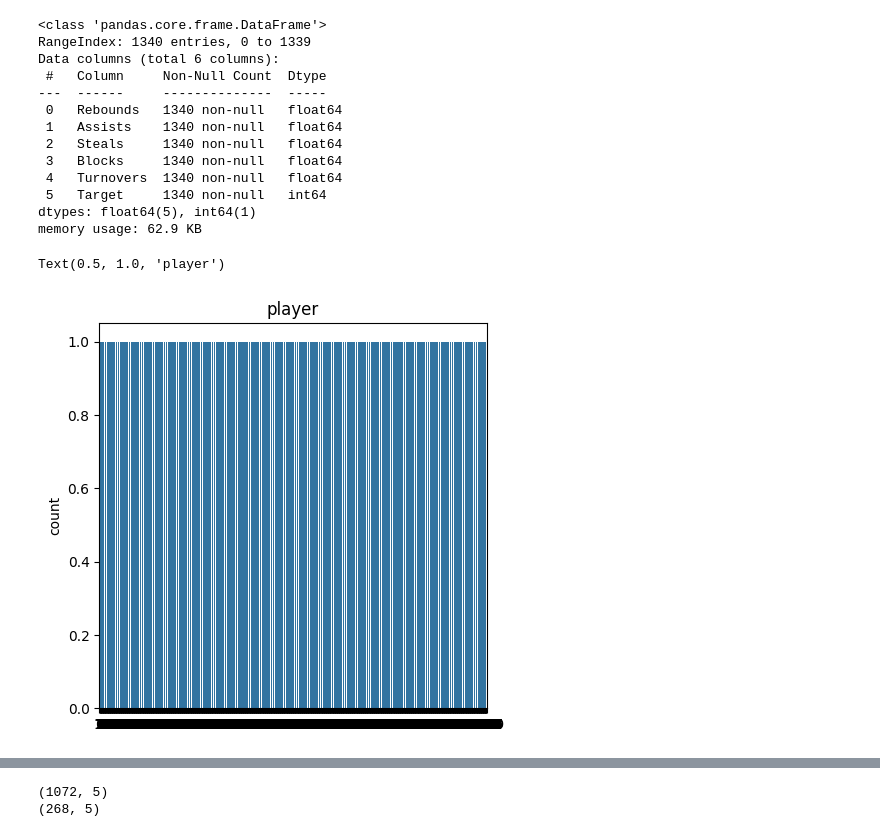
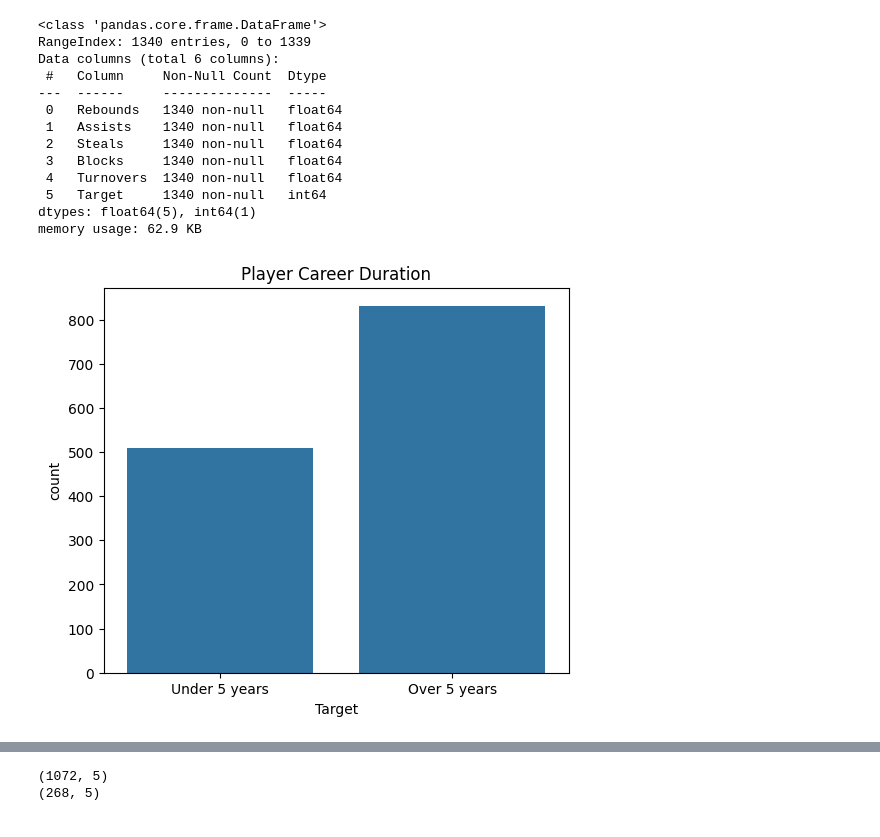
Before and after one commit to among5094/Big-Data-Integrated-Analysis, a Jupyter notebook: week13_CH11_K-NN을_이용한_분류하기/week13_CH11_K_NN을_이용한_분류하기.ipynb, the cells around one changed output, grey strips where cells are left out. Cells and saved outputs as stored; diff of their text form; code cells hidden in the pictures.

```diff
--- a/week13_CH11_K-NN을_이용한_분류하기/week13_CH11_K_NN을_이용한_분류하기.ipynb
+++ b/week13_CH11_K-NN을_이용한_분류하기/week13_CH11_K_NN을_이용한_분류하기.ipynb
@@ -501,12 +539,13 @@ memory usage: 62.9 KB
 # %%
 # 레이블(선수경력)에 따른 선수 수 확인하기
 import matplotlib.pyplot as plt
 import seaborn as sns
 
-plt.figure(1, figsize = (5, 5))  # 그래프 사이즈
-sns.countplot(df['Target'])
-plt.title("player")
+plt.figure(1, figsize = (6, 5))  # 그래프 사이즈
+sns.countplot(x='Target', data=df)  # Target이 0/1로 되어 있을 경우
+plt.xticks([0, 1], ['Under 5 years', 'Over 5 years'])
+plt.title('Player Career Duration')
+plt.show()
 # %% [output]
-Text(0.5, 1.0, 'player')
-[figure, old version]
+[figure, new version]
 # %%
```
Also changed, not shown: parts of 24 cells of this notebook.
